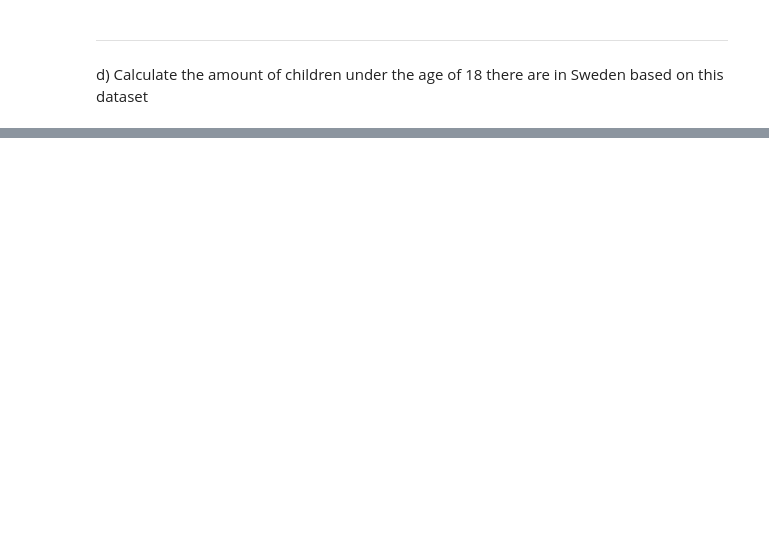
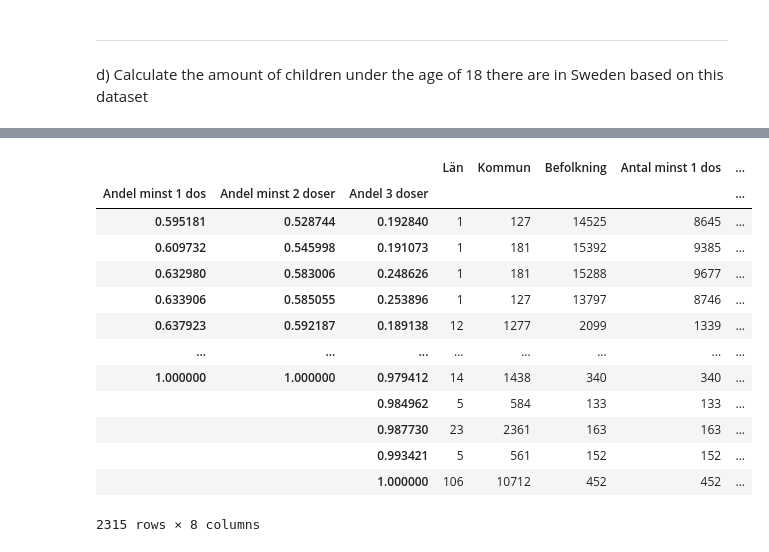
Before and after one commit to Andreas-Svensson/data_processing, a Jupyter notebook: Laboration_Covid19/data_exploration.ipynb, the cells around one changed output, grey strips where cells are left out. Saved outputs shown, nothing was run; the diff lists cells and outputs as text; code cells hidden in the pictures; blank space fills up the shorter version.

```diff
--- a/Laboration_Covid19/data_exploration.ipynb
+++ b/Laboration_Covid19/data_exploration.ipynb
@@ -331,0 +365,18 @@ nan
+# %%
+r = df.groupby(["Andel minst 1 dos", "Andel minst 2 doser", "Andel 3 doser"]).sum(numeric_only = True)
+r
+# %% [output]
+|  |  |  | Län | Kommun | Befolkning | Antal minst 1 dos | ... |
+| Andel minst 1 dos | Andel minst 2 doser | Andel 3 doser |  |  |  |  | ... |
+| 0.595181 | 0.528744 | 0.192840 | 1 | 127 | 14525 | 8645 | ... |
+| 0.609732 | 0.545998 | 0.191073 | 1 | 181 | 15392 | 9385 | ... |
+| 0.632980 | 0.583006 | 0.248626 | 1 | 181 | 15288 | 9677 | ... |
+| 0.633906 | 0.585055 | 0.253896 | 1 | 127 | 13797 | 8746 | ... |
+| 0.637923 | 0.592187 | 0.189138 | 12 | 1277 | 2099 | 1339 | ... |
+| ... | ... | ... | ... | ... | ... | ... | ... |
+| 1.000000 | 1.000000 | 0.979412 | 14 | 1438 | 340 | 340 | ... |
+|  |  | 0.984962 | 5 | 584 | 133 | 133 | ... |
+|  |  | 0.987730 | 23 | 2361 | 163 | 163 | ... |
+|  |  | 0.993421 | 5 | 561 | 152 | 152 | ... |
+|  |  | 1.000000 | 106 | 10712 | 452 | 452 | ... |
+2315 rows × 8 columns
```
Also changed, not shown: parts of 62 cells of this notebook.
